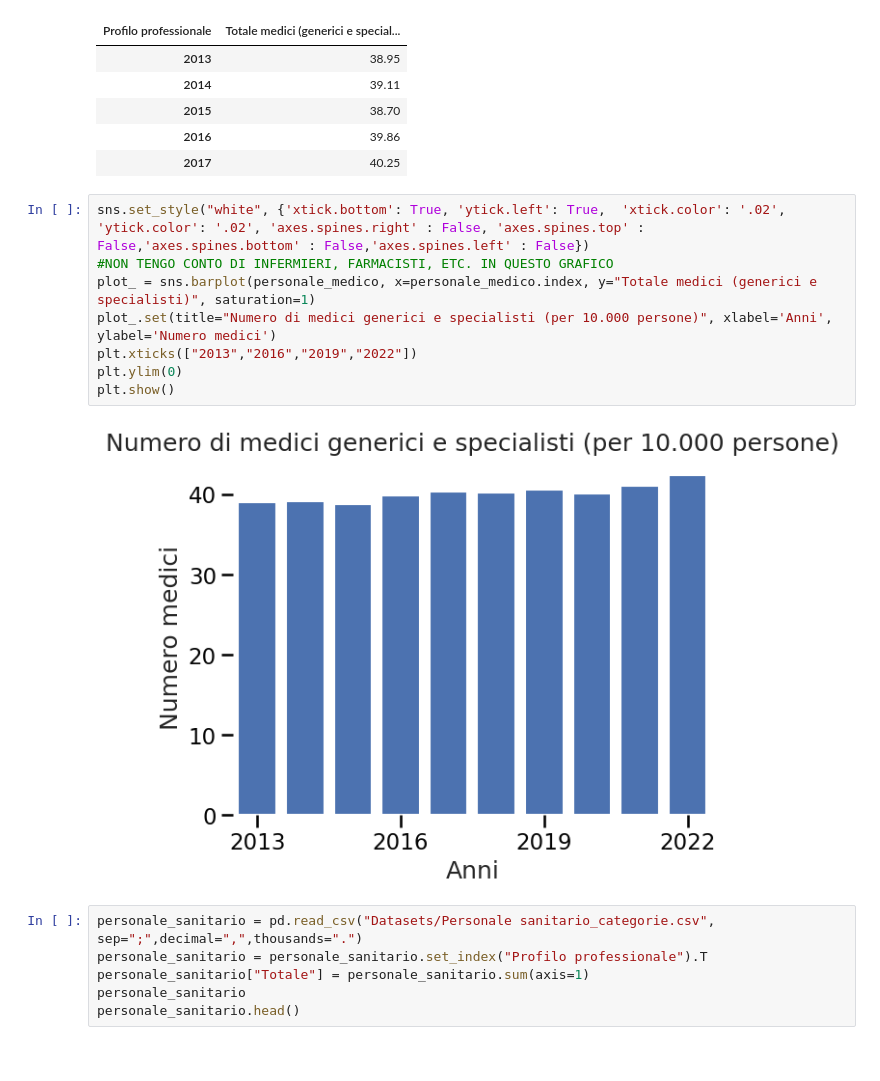
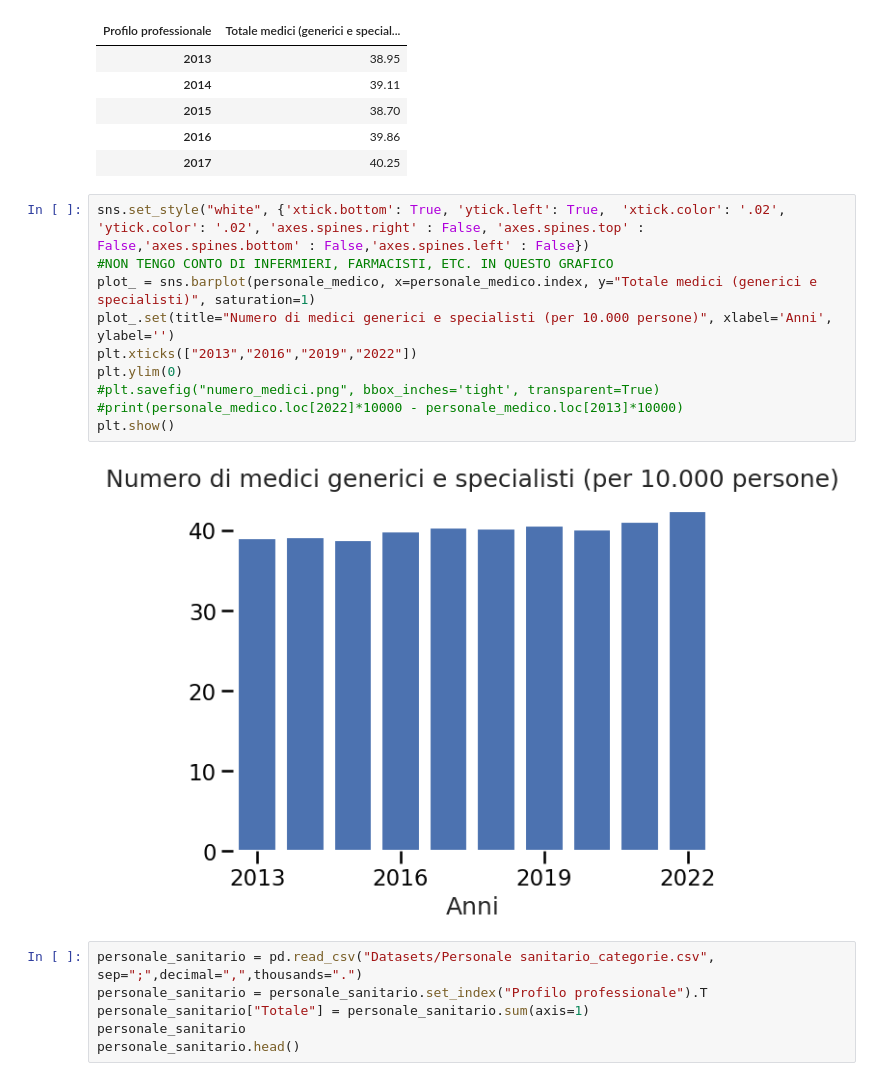
Before and after one commit to CapraCampa/Progetto-Visualizzazione-Scientifica, a Jupyter notebook: grafici.ipynb, the cells around one changed output. Drawn from its saved outputs; the diff is of its cells as text.

```diff
--- a/grafici.ipynb
+++ b/grafici.ipynb
@@ -182,13 +185,15 @@ personale_medico.head()
 # %%
 sns.set_style("white", {'xtick.bottom': True, 'ytick.left': True,  'xtick.color': '.02', 'ytick.color': '.02', 'axes.spines.right' : False, 'axes.spines.top' : False,'axes.spines.bottom' : False,'axes.spines.left' : False})
 #NON TENGO CONTO DI INFERMIERI, FARMACISTI, ETC. IN QUESTO GRAFICO
 plot_ = sns.barplot(personale_medico, x=personale_medico.index, y="Totale medici (generici e specialisti)", saturation=1)
-plot_.set(title="Numero di medici generici e specialisti (per 10.000 persone)", xlabel='Anni', ylabel='Numero medici')
+plot_.set(title="Numero di medici generici e specialisti (per 10.000 persone)", xlabel='Anni', ylabel='')
 plt.xticks(["2013","2016","2019","2022"])
 plt.ylim(0)
+#plt.savefig("numero_medici.png", bbox_inches='tight', transparent=True)
+#print(personale_medico.loc[2022]*10000 - personale_medico.loc[2013]*10000)
 plt.show()
 # %% [output]
-[figure, old version]
+[figure, new version]
 # %%
 personale_sanitario = pd.read_csv("Datasets/Personale sanitario_categorie.csv", sep=";",decimal=",",thousands=".")
 personale_sanitario = personale_sanitario.set_index("Profilo professionale").T
```
Also changed, not shown: parts of 11 cells of this notebook, 8 other files.
